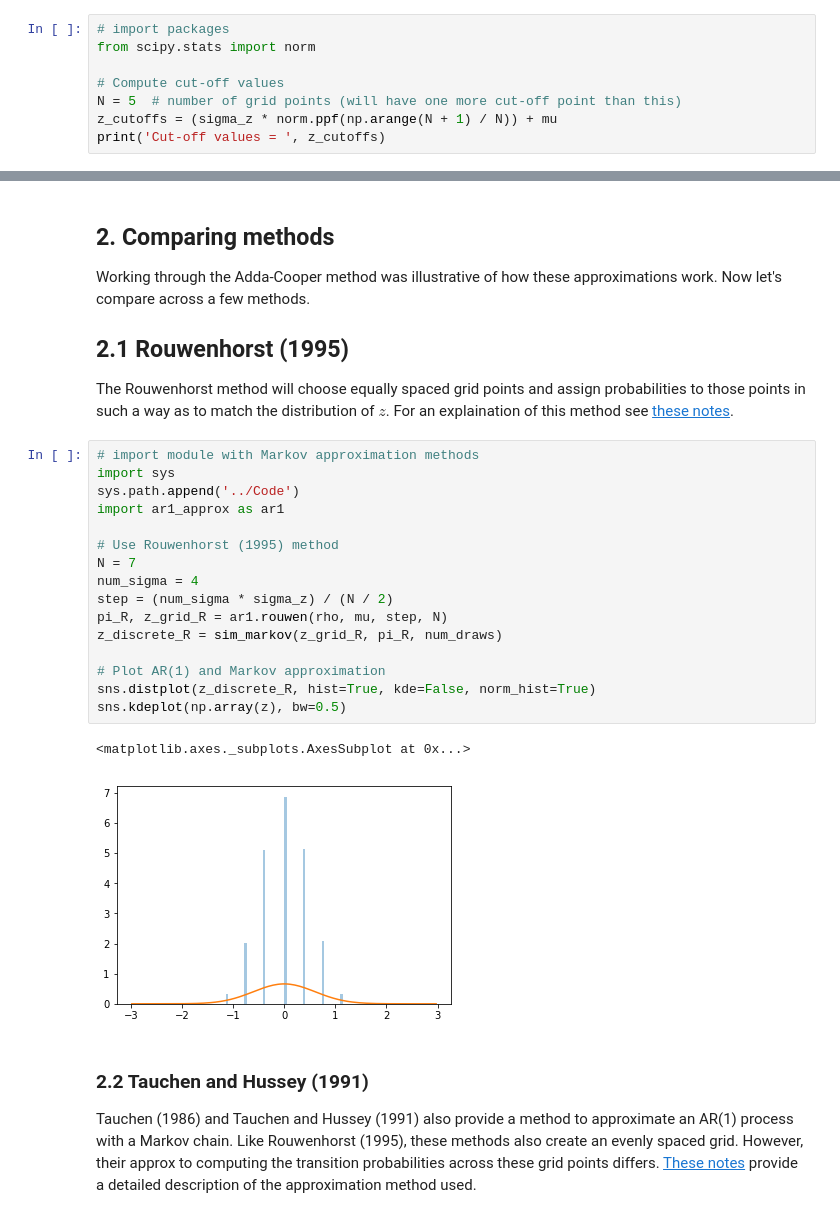
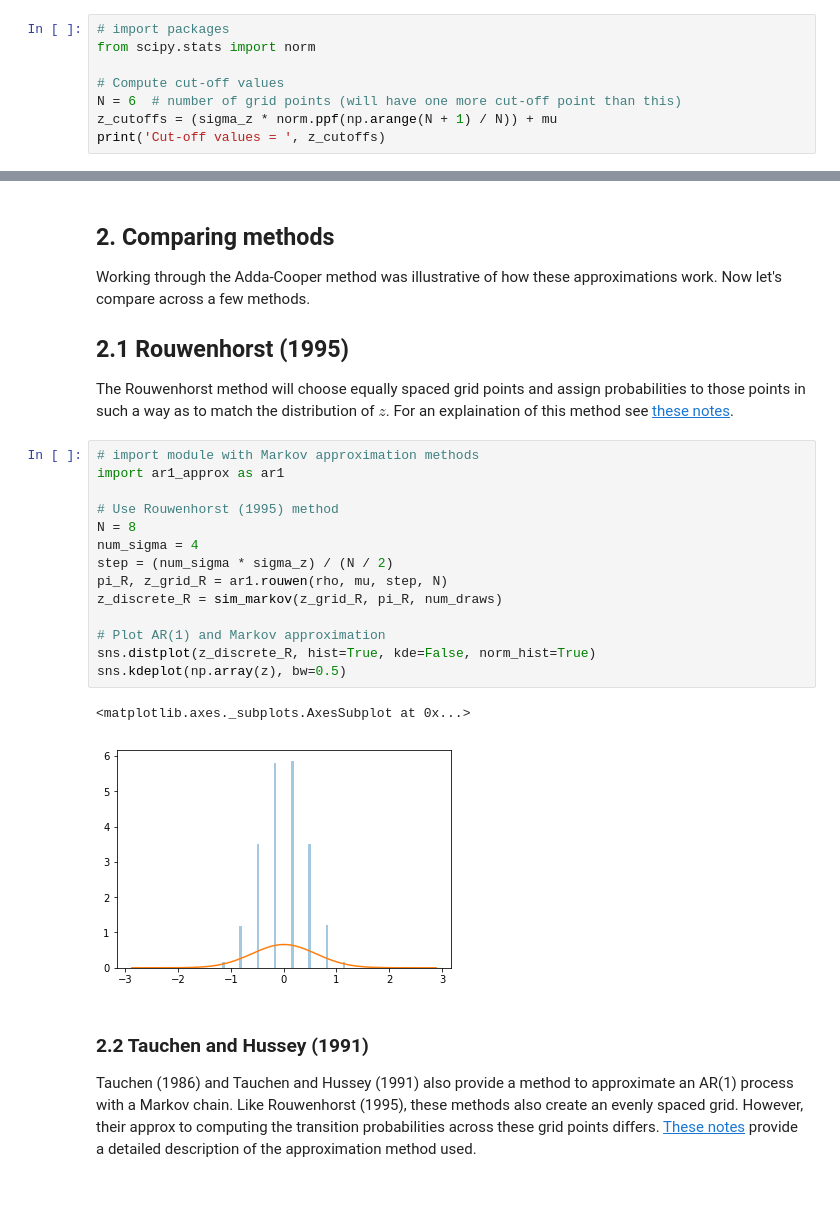
Before and after one commit to jdebacker/CompEcon_Fall17, a Jupyter notebook: DynamicProgramming/ApproxAR.ipynb, the cells around one changed output, grey strips where cells are left out. Saved outputs shown, nothing was run; the diff lists cells and outputs as text.

```diff
--- a/DynamicProgramming/ApproxAR.ipynb
+++ b/DynamicProgramming/ApproxAR.ipynb
@@ -75,7 +75,7 @@ $$ z^{i} = \sigma_{z} \Phi^{-1}\left(\frac{i-1}{N}\right) + \mu $$
 from scipy.stats import norm
 
 # Compute cut-off values
-N = 5  # number of grid points (will have one more cut-off point than this)
+N = 6  # number of grid points (will have one more cut-off point than this)
 z_cutoffs = (sigma_z * norm.ppf(np.arange(N + 1) / N)) + mu
 print('Cut-off values = ', z_cutoffs)
 # %% [output]
@@ -191,23 +199,21 @@ Working through the Adda-Cooper method was illustrative of how these approximati
 The Rouwenhorst method will choose equally spaced grid points and assign probabilities to those points in such a way as to match the distribution of $z$.  For an explaination of this method see [these notes](http://people.virginia.edu/~ey2d/markov.pdf).
 # %%
 # import module with Markov approximation methods
-import sys
-sys.path.append('../Code')
 import ar1_approx as ar1
 
 # Use Rouwenhorst (1995) method
-N = 7
+N = 8
 num_sigma = 4
 step = (num_sigma * sigma_z) / (N / 2)
 pi_R, z_grid_R = ar1.rouwen(rho, mu, step, N)
 z_discrete_R = sim_markov(z_grid_R, pi_R, num_draws)
 
 # Plot AR(1) and Markov approximation
 sns.distplot(z_discrete_R, hist=True, kde=False, norm_hist=True)
 sns.kdeplot(np.array(z), bw=0.5)
 # %% [output]
 <matplotlib.axes._subplots.AxesSubplot at 0x...>
-[figure, old version]
+[figure, new version]
 # %% [markdown]
 ### 2.2 Tauchen and Hussey (1991)
 
```
Also changed, not shown: parts of 9 cells of this notebook, 2 other files.
